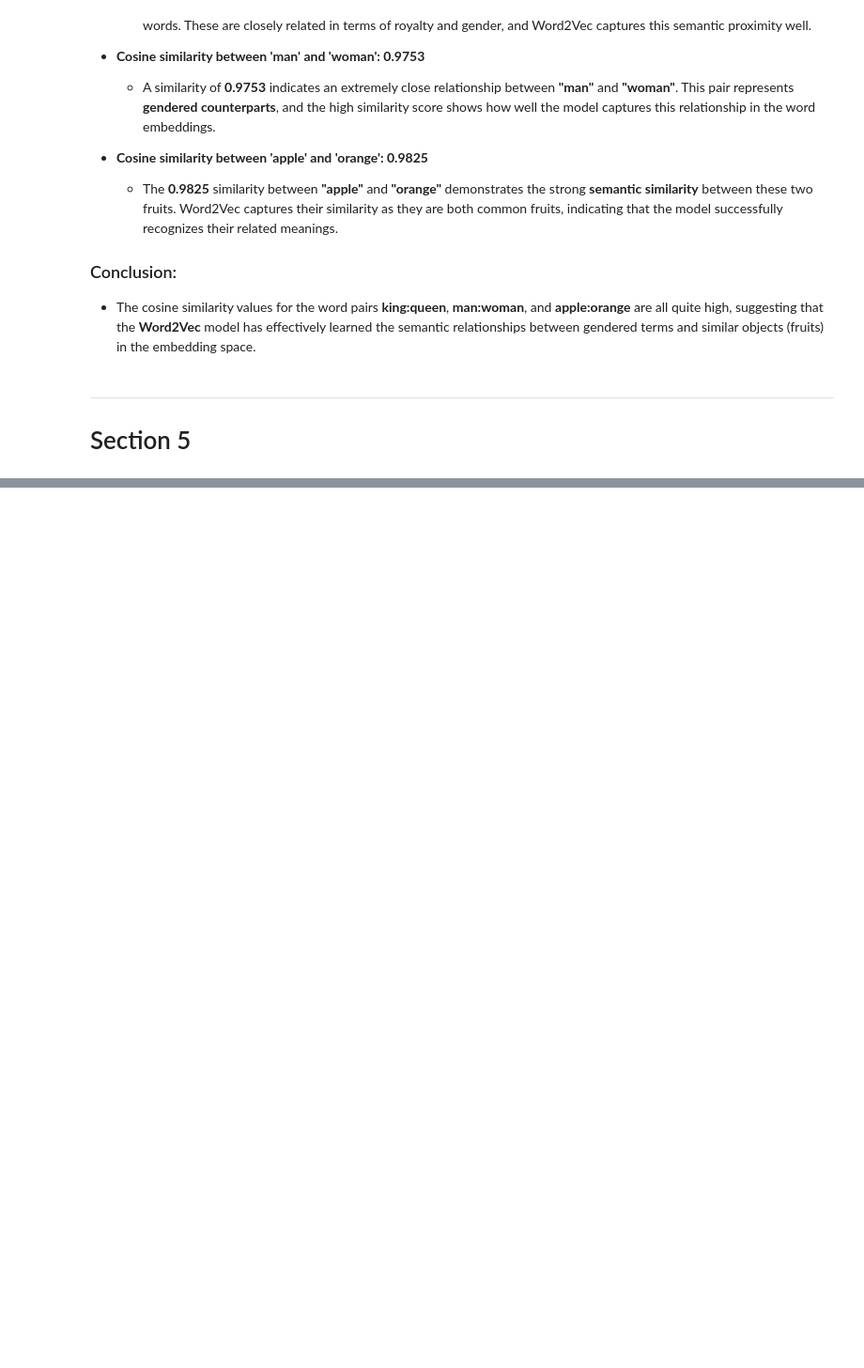
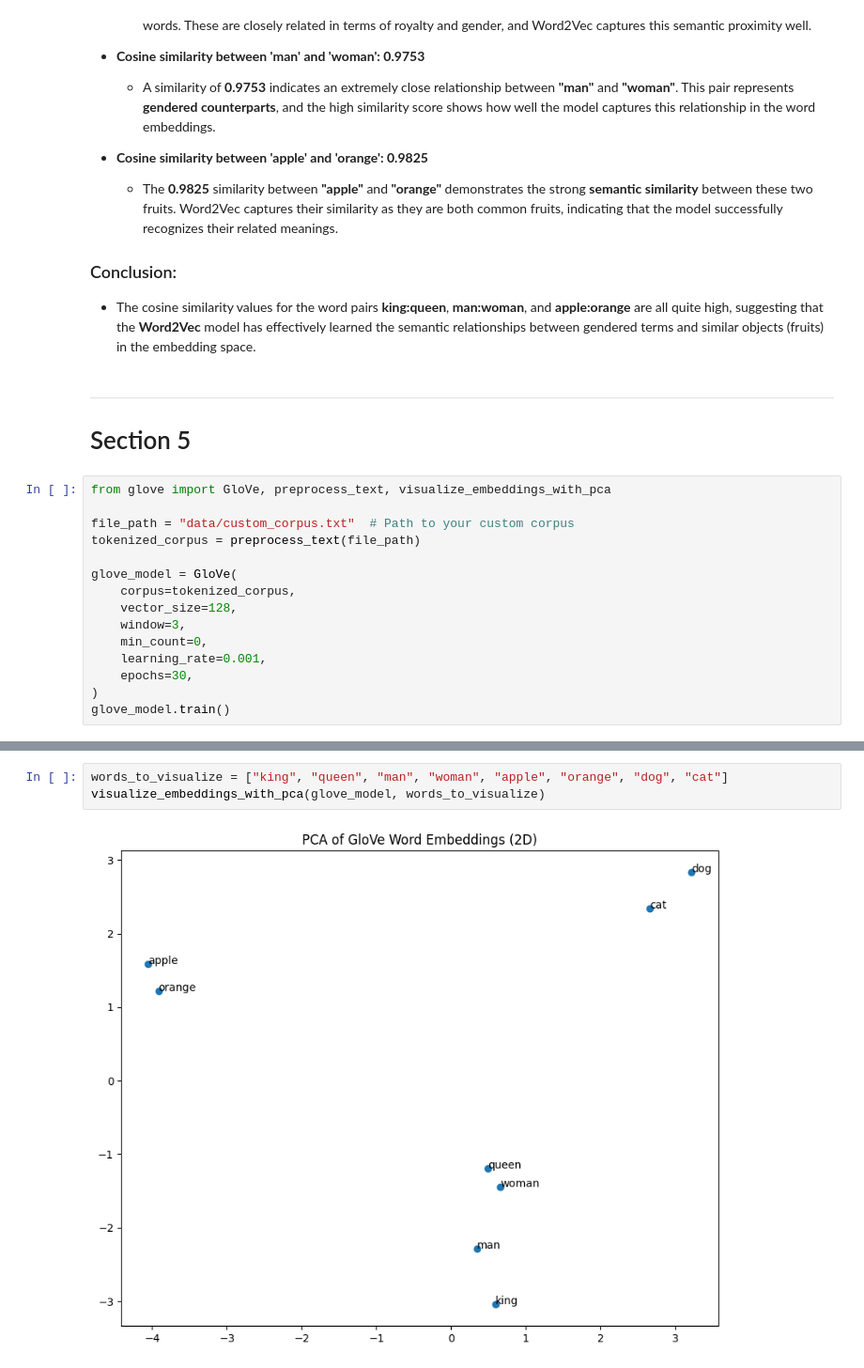
Before and after one commit to RyanWri/afeka-homework, a Jupyter notebook: homework_2/hw2.ipynb, the cells around one changed output, grey strips where cells are left out. Shown at 94% size. Cells and saved outputs as stored; diff of their text form; blank space fills up the shorter version.

```diff
--- a/homework_2/hw2.ipynb
+++ b/homework_2/hw2.ipynb
@@ -211,3 +211,18 @@ The following results represent the **cosine similarity** between different word
 # %% [markdown]
 ------------------------------------------------------------------------------------------
 # Section 5
+# %%
+from glove import GloVe, preprocess_text, visualize_embeddings_with_pca
+
+file_path = "data/custom_corpus.txt"  # Path to your custom corpus
+tokenized_corpus = preprocess_text(file_path)
+
+glove_model = GloVe(
+    corpus=tokenized_corpus,
+    vector_size=128,
+    window=3,
+    min_count=0,
+    learning_rate=0.001,
+    epochs=30,
+)
+glove_model.train()
@@ -213,0 +249,5 @@ The following results represent the **cosine similarity** between different word
+# %%
+words_to_visualize = ["king", "queen", "man", "woman", "apple", "orange", "dog", "cat"]
+visualize_embeddings_with_pca(glove_model, words_to_visualize)
+# %% [output]
+[figure, added]
```
Also changed, not shown: parts of 2 cells of this notebook, 3 other files.
